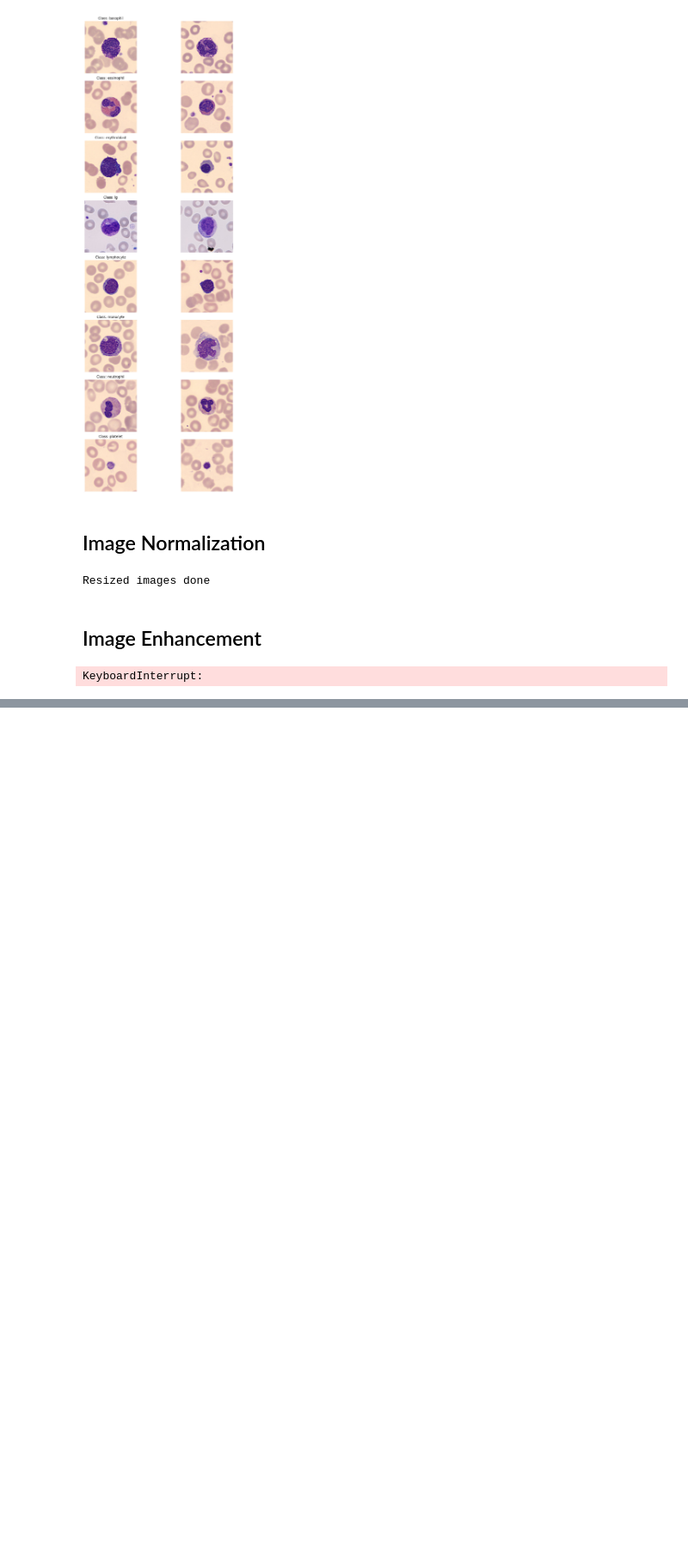
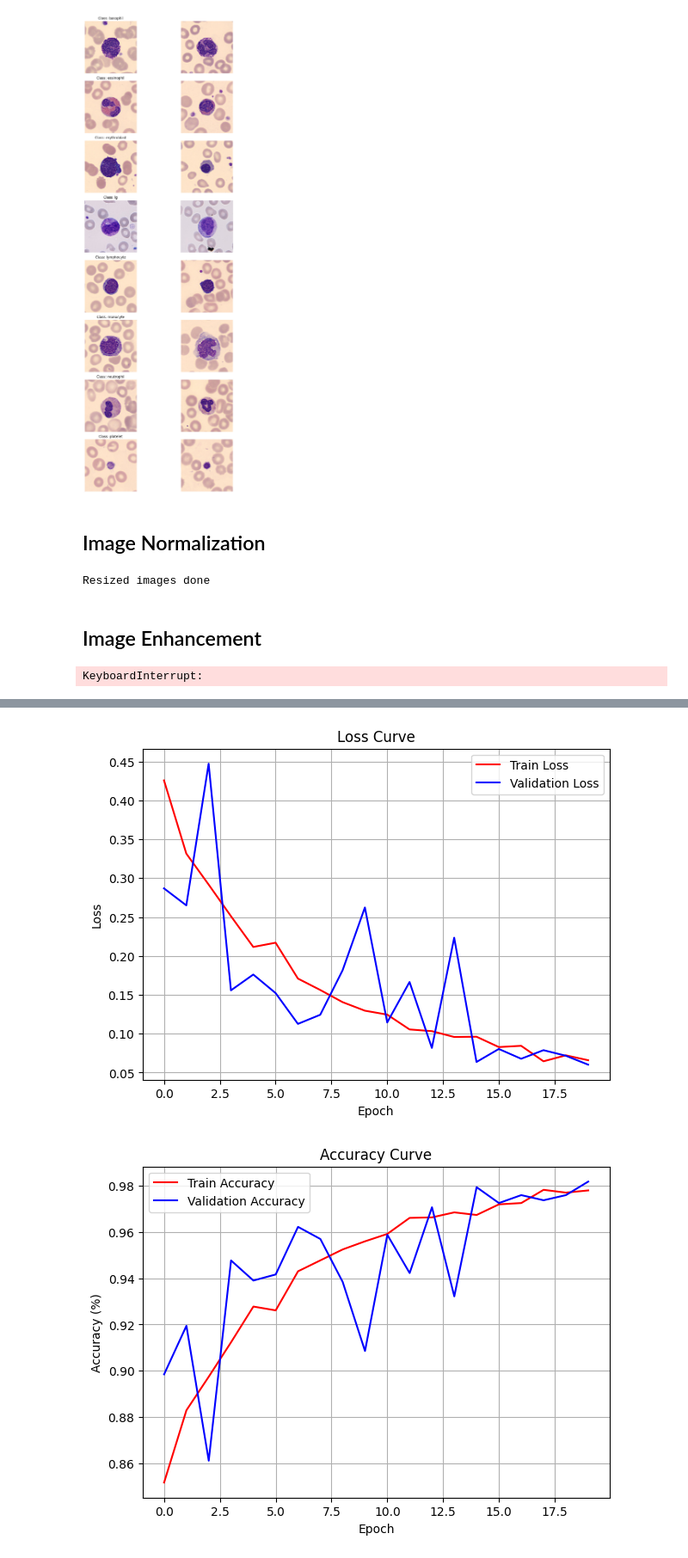
Before and after one commit to Aditya1Jhaveri/Assignment_3, a Jupyter notebook: Assignment_3_Template.ipynb, the cells around one changed output, grey strips where cells are left out. Shown at 86% size. Cells and saved outputs as stored; diff of their text form; code cells hidden in the pictures; blank space fills up the shorter version.

Commit message:
model built completed

```diff
--- a/Assignment_3_Template.ipynb
+++ b/Assignment_3_Template.ipynb
@@ -216,0 +409,18 @@ KeyboardInterrupt:
+# %%
+# Load datasets from directories using ImageFolder
+train_data = datasets.ImageFolder("/content/drive/MyDrive/New_dataset/train", transform=train_transform)
+val_data   = datasets.ImageFolder("/content/drive/MyDrive/New_dataset/validation", transform=val_transform)
+test_data  = datasets.ImageFolder("/content/drive/MyDrive/New_dataset/test", transform=test_tf)
+
+# Create data loaders with optimized settings for faster GPU training
+train_loader = DataLoader(train_data, batch_size=32, shuffle=True)
+val_loader   = DataLoader(val_data, batch_size=32, shuffle=False)
+test_loader  = DataLoader(test_data, batch_size=32, shuffle=False)
+
+# Initialize model with the correct number of output classes
+num_classes = len(train_data.classes)
+model = SimpleCNN(num_classes).to(device)
+
+print(f"Found {len(train_data.samples)} images belonging to {len(train_data.classes)} classes.")
+print(f"Found {len(val_data.samples)} images belonging to {len(val_data.classes)} classes.")
+print(f"Found {len(test_data.samples)} images belonging to {len(test_data.classes)} classes.")
@@ -216,0 +558,31 @@ KeyboardInterrupt:
+# %%
+
+train_loss = history['train_loss']
+val_loss = history['val_loss']
+train_acc = history['train_acc']
+val_acc = history['val_acc']
+
+# ------- LOSS CURVE -------
+plt.figure(figsize=(7,5))
+plt.plot(train_loss, label='Train Loss', color='red')
+plt.plot(val_loss, label='Validation Loss', color='blue')
+plt.title('Loss Curve')
+plt.xlabel('Epoch')
+plt.ylabel('Loss')
+plt.legend()
+plt.grid(True)
+plt.show()
+
+# ------- ACCURACY CURVE -------
+plt.figure(figsize=(7,5))
+plt.plot(train_acc, label='Train Accuracy', color='red')
+plt.plot(val_acc, label='Validation Accuracy', color='blue')
+plt.title('Accuracy Curve')
+plt.xlabel('Epoch')
+plt.ylabel('Accuracy (%)')
+plt.legend()
+plt.grid(True)
+plt.show()
+# %% [output]
+[figure, added]
+[figure, added]
```
Also changed, not shown: parts of 12 cells of this notebook.
